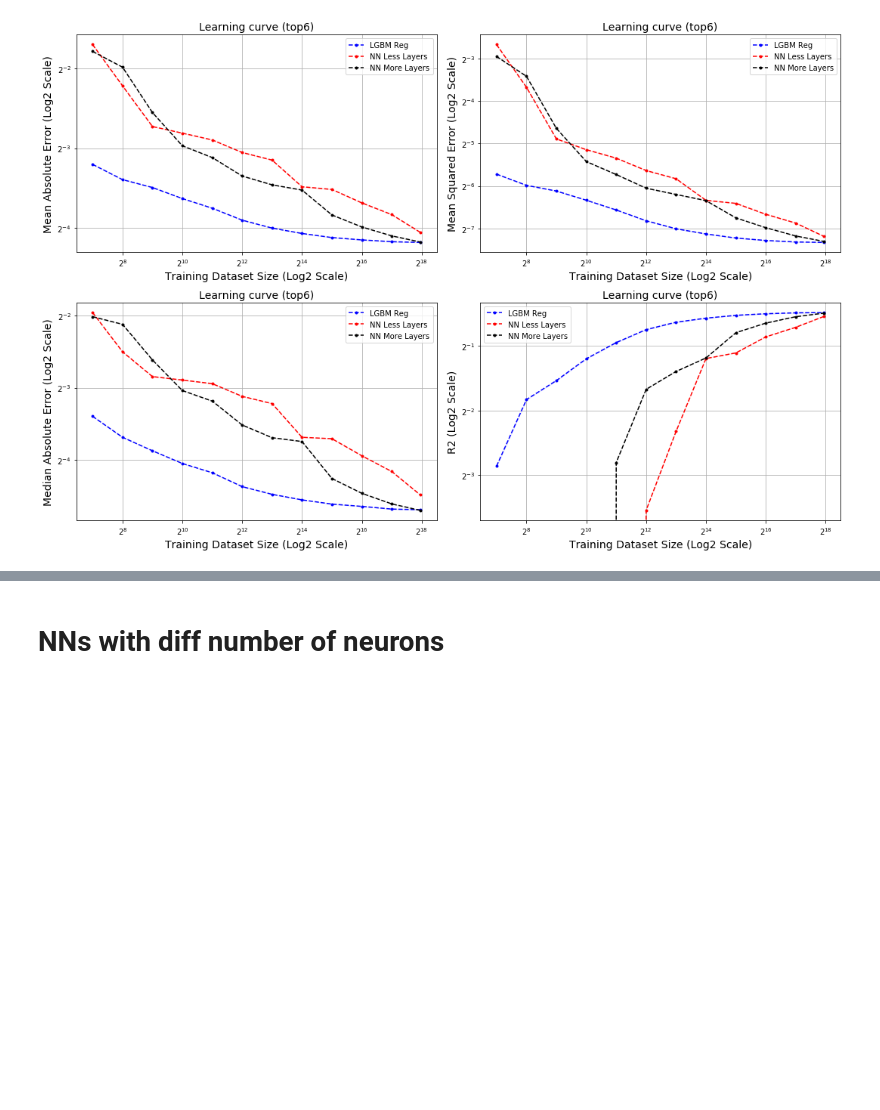
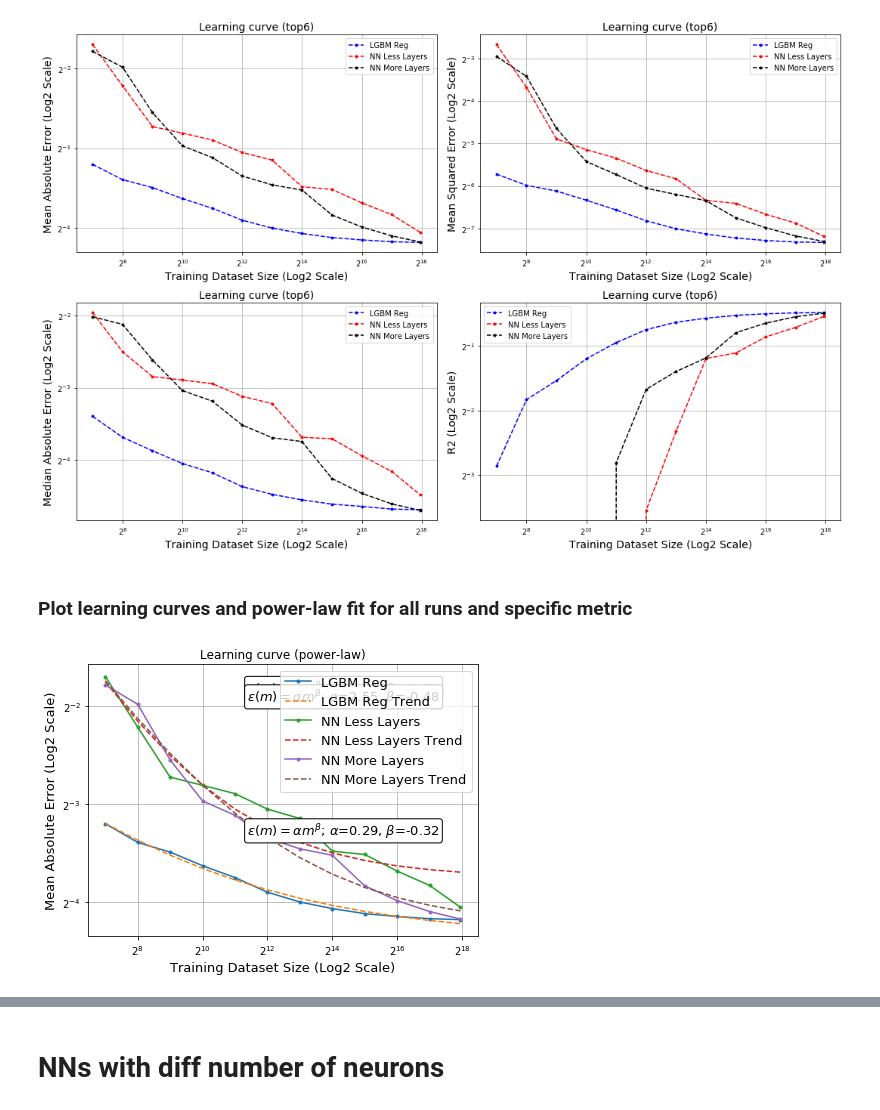
Before and after one commit to adpartin/LearningCurves, a Jupyter notebook: notebooks/power_law_for_paper.ipynb, the cells around one changed output, grey strips where cells are left out. Drawn from its saved outputs; the diff is of its cells as text; code cells hidden in the pictures; blank space fills up the shorter version.

```diff
--- a/notebooks/power_law_for_paper.ipynb
+++ b/notebooks/power_law_for_paper.ipynb
@@ -50,7 +50,7 @@ maindir = filepath / '../top6_trn_' # old
 # %%
 def load_scores(run_dir, metric_name='mean_absolute_error', cv_folds=5):
     """ Load scores from the scores master table into a format that is consistent
-    with the output of sklearn's function learning_curve(). That results in a list
+    with the output of sklearn's function learning_curve(). That returns a list
     of 3 arrays: data sizes, scores of training set, scores of val set.
     """
     scores_df = pd.read_csv(run_dir/'lrn_crv_scores.csv')
@@ -88,9 +88,10 @@ def get_xy(scores, metric_name='mean_absolute_error'):
 # Same metric for different runs
 def plot_all_metrics_from_runs(runs, metrics='all', title:str=None, figsize:tuple=(20,18), save:bool=False,
                                xtick_scale:str='log2', ytick_scale:str='log2'):
-    """ ... """
+    """ Plot all metrics from multiple runs for comparison. """
+
     if metrics=='all':
-        tmp = pd.read_csv(runs['run1'][1])
+        tmp = pd.read_csv(runs[0]['dir']/'lrn_crv_scores.csv')
         metrics = tmp['metric'].unique()
 
     colors = ['b', 'r', 'k', 'c', 'm', 'g']
@@ -104,8 +105,8 @@ def plot_all_metrics_from_runs(runs, metrics='all', title:str=None, figsize:tupl
     # Iterate over metrics
     for i, metric_name in enumerate(metrics):
 
-        for j, (k, v) in enumerate(runs.items()):
-            df = pd.read_csv(runs[k][1])
+        for j, r in enumerate(runs):
+            df = pd.read_csv(r['dir']/'lrn_crv_scores.csv')
             cvf = len([c for c in df.columns.tolist() if c[0]=='f']) # get the number of cv_folds
 
             dfm = df[df['metric']==metric_name].reset_index(drop=True)  # scores for a specific metric
@@ -120,8 +121,8 @@ def plot_all_metrics_from_runs(runs, metrics='all', title:str=None, figsize:tupl
             # Plot learning curve
             # --------------------------------------
             # linestype = dd[ runs[k][0].split('_')[-1] ]
-            # ax[i].plot(tr_sizes, te_scores_mean, marker='.', linestyle=linestype, color=colors[j], label=runs[k][0])
-            ax[i].plot(tr_sizes, te_scores_mean, marker='.', linestyle='--', color=colors[j], label=runs[k][0])
+            # ax[i].plot(tr_sizes, te_scores_mean, marker='.', linestyle=linestype, color=colors[j], label=r['name'])
+            ax[i].plot(tr_sizes, te_scores_mean, marker='.', linestyle='--', color=colors[j], label=r['name'])
             ax[i].fill_between(tr_sizes, te_scores_mean - te_scores_std, te_scores_mean + te_scores_std, alpha=0.1, color=colors[j])
 
             """
@@ -161,10 +162,6 @@ src_name = 'top6'
 
 # Top6
 if src_name == 'top6':
-    desc = [('LGBM Reg'      , lgb_reg_dir),
-            ('NN Less Layers', nn_less_layer_dir),
-            ('NN More Layers', nn_more_layer_dir)]
-
-runs = {}
-for i, v in enumerate(desc):
-    runs[f'run{i}'] = (v[0], v[1]/f'lrn_crv_scores.csv')
+    runs = [{'name': 'LGBM Reg',       'dir': lgb_reg_dir},
+            {'name': 'NN Less Layers', 'dir': nn_less_layer_dir},
+            {'name': 'NN More Layers', 'dir': nn_more_layer_dir}]
@@ -172,3 +171,25 @@ for i, v in enumerate(desc):
 plot_all_metrics_from_runs(runs, metrics='all', title=None, figsize=(15,10), save=False)
 # %% [output]
 [figure]
+# %% [markdown]
+### Plot learning curves and power-law fit for all runs and specific metric
+# %%
+metric_name = 'mean_absolute_error'
+shard_min_idx = 0
+# %%
+prms = []
+for i, r in enumerate(runs):
+    rslt, scores_df = load_scores(r['dir'], metric_name=metric_name, cv_folds=1)
+    rslt[0], rslt[2] = rslt[0][shard_min_idx:], rslt[2][shard_min_idx:]
+    x, y = get_xy(scores_df, metric_name=metric_name)
+    x, y = x[shard_min_idx:], y[shard_min_idx:]
+
+    if i == 0: ax = None
+    ax, pwr_law_params = lrn_crv.plot_lrn_crv_power_law(x, y, plot_fit=True, metric_name=metric_name,
+                            xtick_scale='log2', ytick_scale='log2',
+                            xlim=None, ylim=None, title=None, figsize=(7,5),
+                            label=r['name'], ax=ax)
+
+    prms.append( (r['name'], pwr_law_params) ) # aggregate params
+# %% [output]
+[figure, added]
```
Also changed, not shown: parts of 6 cells of this notebook, 14 other files.
